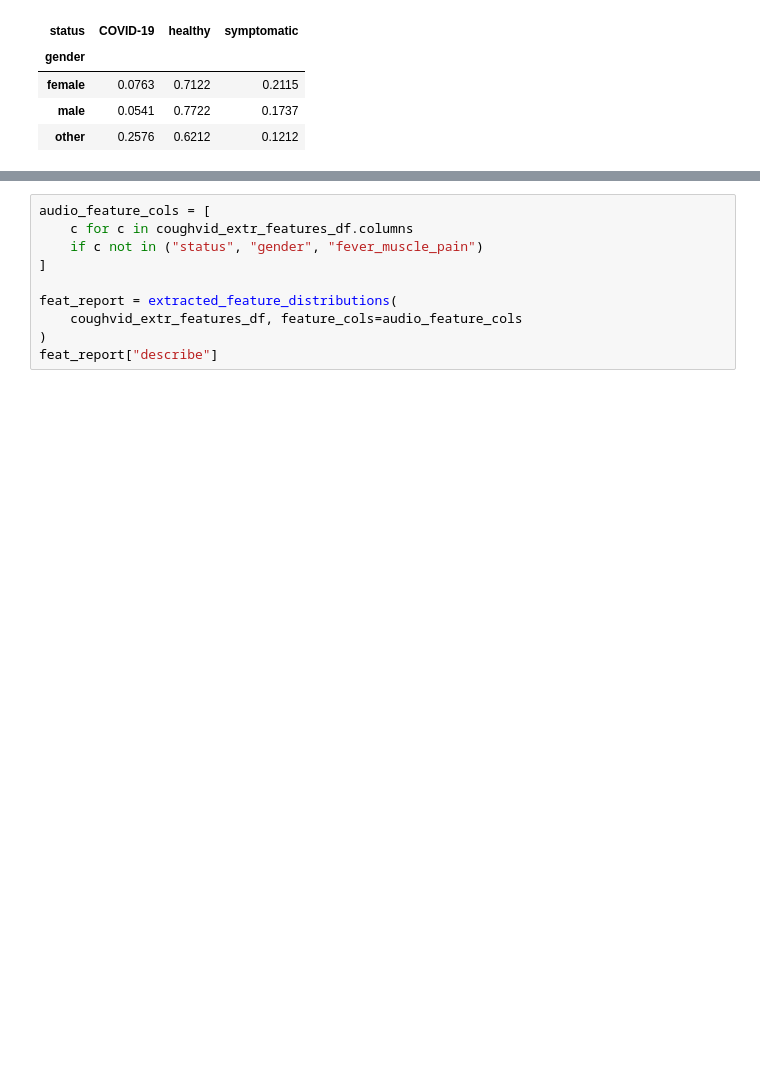
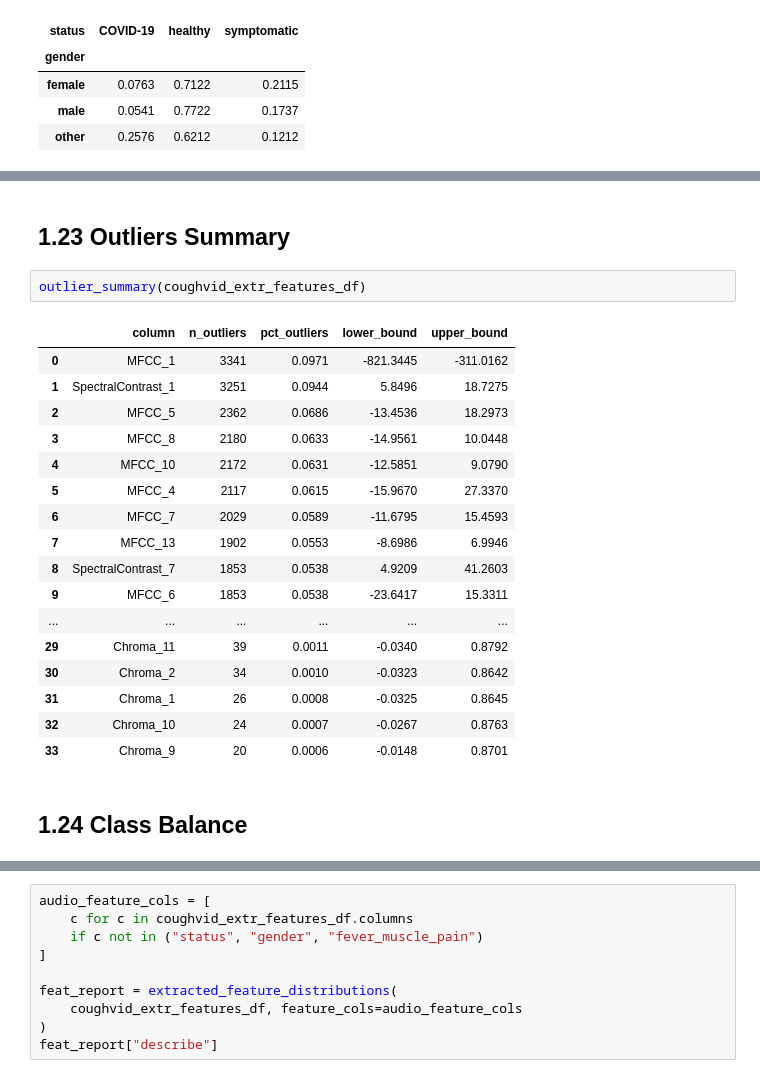
Before and after one commit to asnkunv/respiratory-disease-screening, a Jupyter notebook: notebooks/01_exploration.ipynb, the cells around one changed output, grey strips where cells are left out. Saved outputs shown, nothing was run; the diff lists cells and outputs as text; blank space fills up the shorter version.

```diff
--- a/notebooks/01_exploration.ipynb
+++ b/notebooks/01_exploration.ipynb
@@ -220,0 +354,24 @@ demo_results.get("gender")
+# %% [markdown]
+## 1.23 Outliers Summary
+# %%
+outlier_summary(coughvid_extr_features_df)
+# %% [output]
+|  | column | n_outliers | pct_outliers | lower_bound | upper_bound |
+| 0 | MFCC_1 | 3341 | 0.0971 | -821.3445 | -311.0162 |
+| 1 | SpectralContrast_1 | 3251 | 0.0944 | 5.8496 | 18.7275 |
+| 2 | MFCC_5 | 2362 | 0.0686 | -13.4536 | 18.2973 |
+| 3 | MFCC_8 | 2180 | 0.0633 | -14.9561 | 10.0448 |
+| 4 | MFCC_10 | 2172 | 0.0631 | -12.5851 | 9.0790 |
+| 5 | MFCC_4 | 2117 | 0.0615 | -15.9670 | 27.3370 |
+| 6 | MFCC_7 | 2029 | 0.0589 | -11.6795 | 15.4593 |
+| 7 | MFCC_13 | 1902 | 0.0553 | -8.6986 | 6.9946 |
+| 8 | SpectralContrast_7 | 1853 | 0.0538 | 4.9209 | 41.2603 |
+| 9 | MFCC_6 | 1853 | 0.0538 | -23.6417 | 15.3311 |
+| ... | ... | ... | ... | ... | ... |
+| 29 | Chroma_11 | 39 | 0.0011 | -0.0340 | 0.8792 |
+| 30 | Chroma_2 | 34 | 0.0010 | -0.0323 | 0.8642 |
+| 31 | Chroma_1 | 26 | 0.0008 | -0.0325 | 0.8645 |
+| 32 | Chroma_10 | 24 | 0.0007 | -0.0267 | 0.8763 |
+| 33 | Chroma_9 | 20 | 0.0006 | -0.0148 | 0.8701 |
+# %% [markdown]
+## 1.24 Class Balance
```
Also changed, not shown: parts of 50 cells of this notebook, 1 other file.
